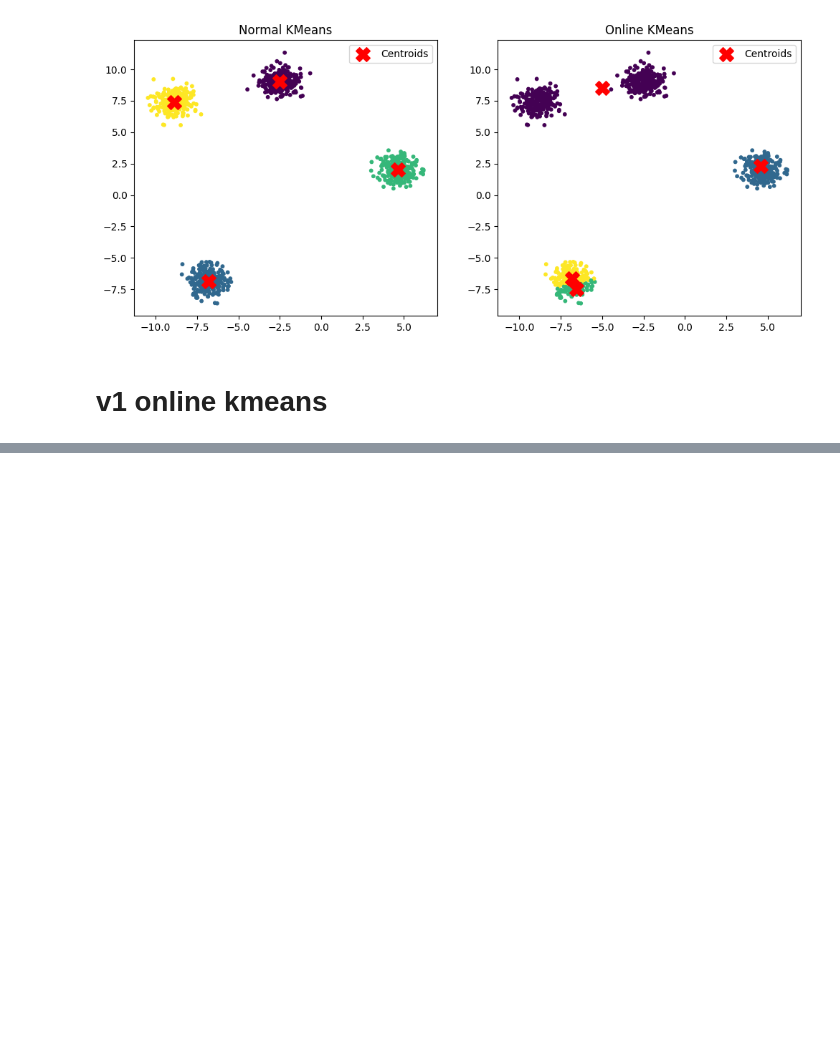
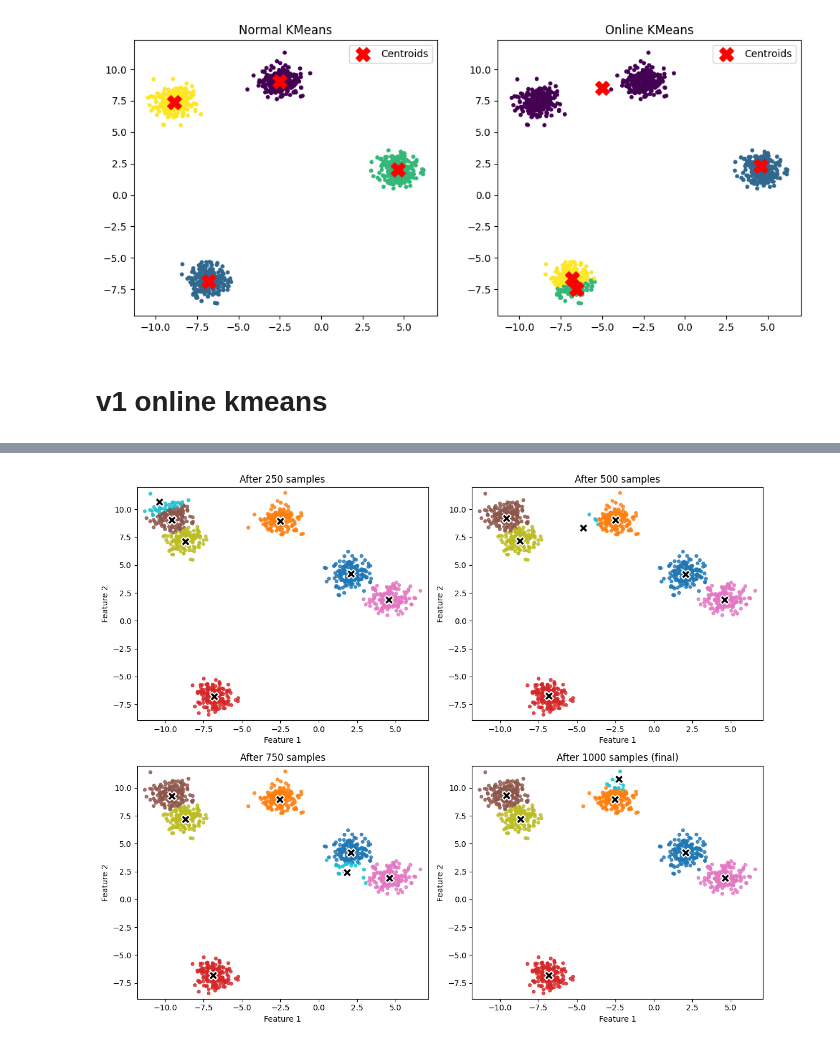
Before and after one commit to czotterbenedek/szakdoga_tdk, a Jupyter notebook: test_notebook.ipynb, the cells around one changed output, grey strips where cells are left out. Cells and saved outputs as stored; diff of their text form; code cells hidden in the pictures; blank space fills up the shorter version.

Commit message:
metrics correction

```diff
--- a/test_notebook.ipynb
+++ b/test_notebook.ipynb
@@ -389,0 +390,96 @@ Online Improved ARI: 0.908
+# %%
+# ---- Generate data ----
+X, y_true = make_blobs(
+    n_samples=1000, centers=6, cluster_std=0.64,
+    random_state=42, n_features=2
+)
+
+# ---- Batch KMeans reference ----
+kmeans_batch = KMeans(n_clusters=6, random_state=42, n_init=10).fit(X)
+y_batch = kmeans_batch.labels_
+
+# ---- Online KMeans Improved (assumed defined elsewhere) ----
+online = OnlineKMeansImproved(
+    n_clusters=4,
+    max_clusters=10,
+    metric="euclidean",
+    new_cluster_threshold=2.0,
+    merge_threshold=1.7,
+    random_state=42,
+)
+
+# ---- Stream simulation ----
+batch_size = 25
+snapshots = []
+
+# exact quarter checkpoints for 1000 samples
+checkpoints = [250, 500, 750, 1000]
+captured = set()
+samples_seen = 0
+
+for i in range(0, len(X), batch_size):
+    batch = X[i : i + batch_size]
+    online.partial_fit(batch)
+    samples_seen += len(batch)
+
+    # capture snapshot when we reach or pass a checkpoint
+    for cp in checkpoints:
+        if samples_seen >= cp and cp not in captured:
+            labels_now = online.predict(X)
+            snapshots.append((cp, np.copy(online.centroids), labels_now))
+            captured.add(cp)
+
+# Ensure chronological order
+snapshots.sort(key=lambda t: t[0])
+
+# ---- Evaluate ----
+_, _, labels_final = snapshots[-1]
+ari_batch = adjusted_rand_score(y_true, y_batch)
+ari_online = adjusted_rand_score(y_true, labels_final)
+print(f"Batch KMeans ARI: {ari_batch:.3f}")
+print(f"Online Improved ARI: {ari_online:.3f}")
+
+# ---- Plot 1: Online KMeans evolution (2x2 grid) ----
+fig, axs = plt.subplots(2, 2, figsize=(12, 10))
+axs = axs.ravel()
+
+titles = [
+    f"After {snapshots[0][0]} samples",
+    f"After {snapshots[1][0]} samples",
+    f"After {snapshots[2][0]} samples",
+    f"After {snapshots[3][0]} samples (final)",
+]
+
+for ax, (step, centroids, labels_now), title in zip(axs, snapshots, titles):
+    ax.scatter(X[:, 0], X[:, 1], c=labels_now, s=15, alpha=0.8, cmap='tab10')
+    ax.scatter(
+        centroids[:, 0], centroids[:, 1],
+        c='black', s=130, marker='X',
+        edgecolors='white', linewidths=1.5
+    )
+    ax.set_title(title)
+    ax.set_xlim(X[:, 0].min() - 0.5, X[:, 0].max() + 0.5)
+    ax.set_ylim(X[:, 1].min() - 0.5, X[:, 1].max() + 0.5)
+    ax.set_xlabel("Feature 1")
+    ax.set_ylabel("Feature 2")
+
+plt.tight_layout()
+plt.show()
+
+# ---- Plot 2: Batch KMeans final state ----
+plt.figure(figsize=(6, 5))
+plt.scatter(X[:, 0], X[:, 1], c=y_batch, s=15, alpha=0.8, cmap='tab10')
+plt.scatter(
+    kmeans_batch.cluster_centers_[:, 0],
+    kmeans_batch.cluster_centers_[:, 1],
+    c='black', s=130, marker='X',
+    edgecolors='white', linewidths=1.5
+)
+plt.title("Batch KMeans Final Clustering")
+plt.xlabel("Feature 1")
+plt.ylabel("Feature 2")
+plt.xlim(X[:, 0].min() - 0.5, X[:, 0].max() + 0.5)
+plt.ylim(X[:, 1].min() - 0.5, X[:, 1].max() + 0.5)
+plt.tight_layout()
+plt.show()
+# %% [output]
@@ -389,0 +488 @@ Online Improved ARI: 0.908
+[figure, added]
```
Also changed, not shown: parts of 3 cells of this notebook, 7 other files.
